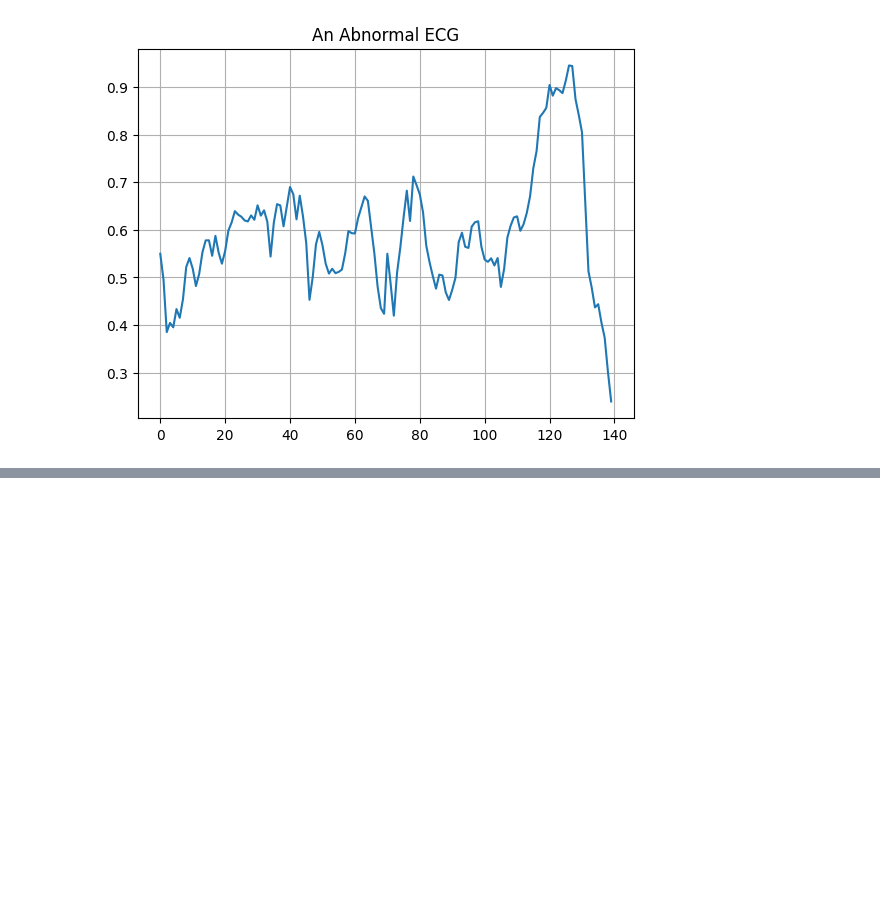
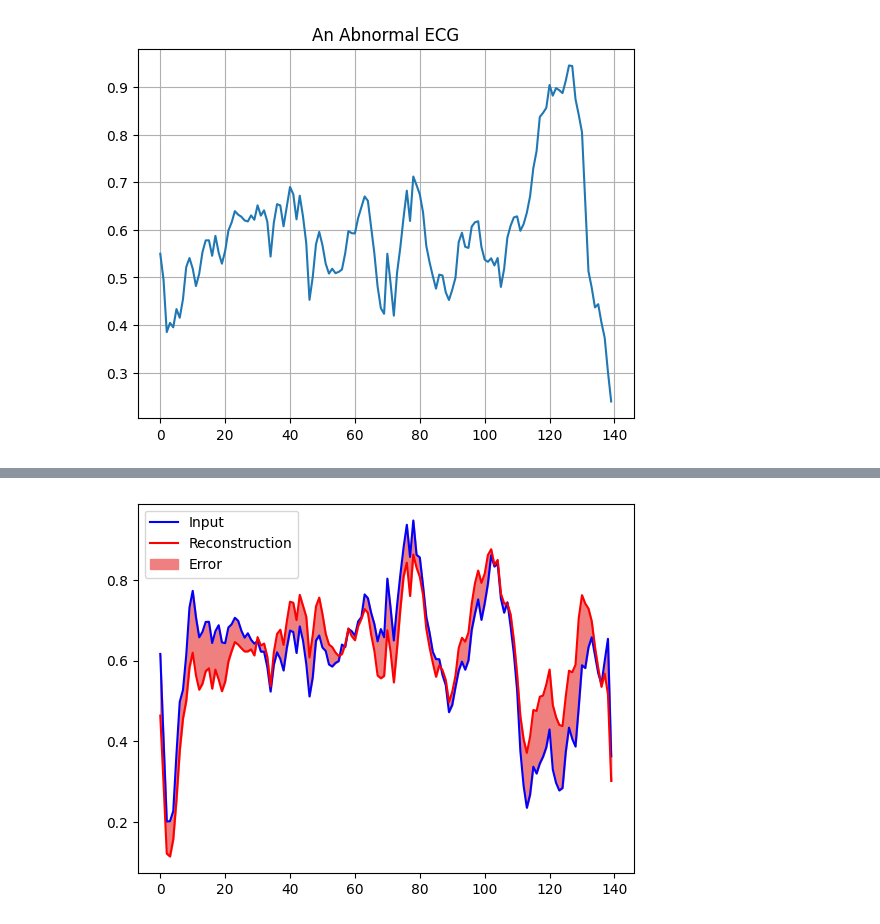
Before and after one commit to joshsmiththenoob/DeepLearning_Knowledge, a Jupyter notebook: AutoEncoder_AnomalyDetection_Training_TFdoc.ipynb, the cells around one changed output, grey strips where cells are left out. Cells and saved outputs as stored; diff of their text form; code cells hidden in the pictures; blank space fills up the shorter version.

```diff
--- a/AutoEncoder_AnomalyDetection_Training_TFdoc.ipynb
+++ b/AutoEncoder_AnomalyDetection_Training_TFdoc.ipynb
@@ -77,0 +128,9 @@ plt.show()
+# %%
+# 訓練完後，使用正常的測試data來驗證還原程度
+X_test_hat = autoencoder.predict(normal_X_test)
+plt.plot(normal_X_test[0], 'b')
+plt.plot(X_test_hat[0], 'r')
+plt.fill_between(np.arange(140), X_test_hat[0], normal_X_test[0], color='lightcoral')
+plt.legend(labels=["Input", "Reconstruction", "Error"])
+plt.show()
+# %% [output]
@@ -77,0 +138 @@ plt.show()
+[figure, added]
```
Also changed, not shown: parts of 10 cells of this notebook.
